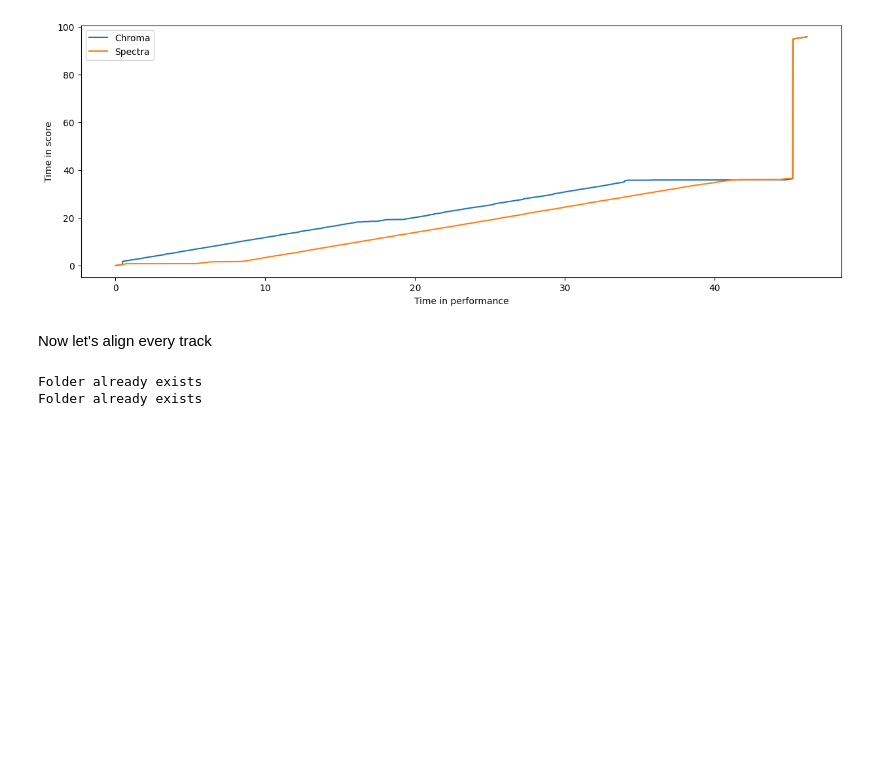
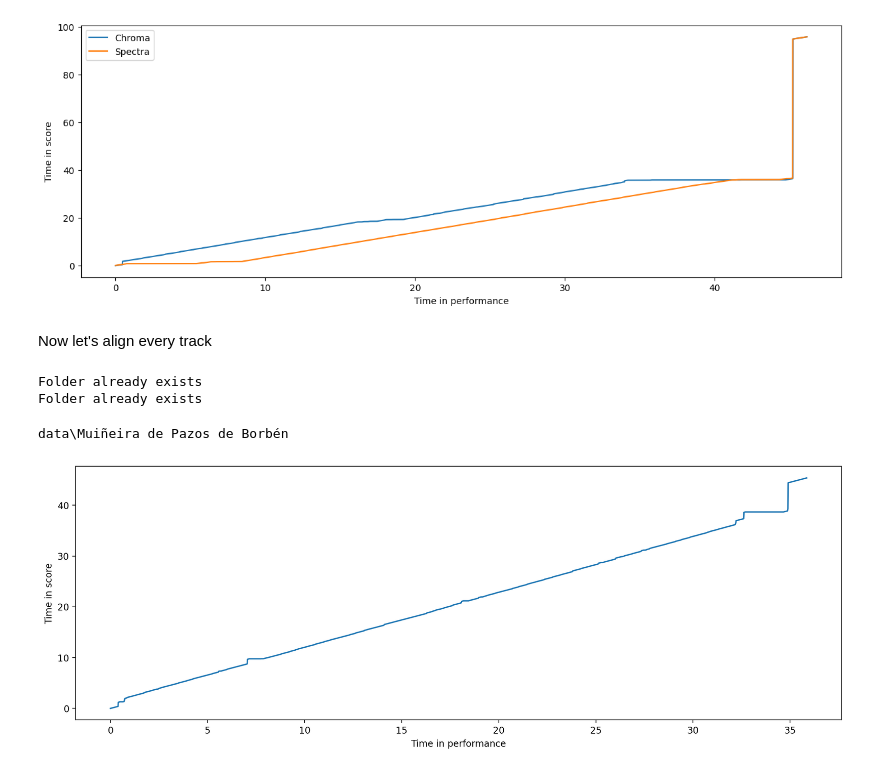
Before and after one commit to iferco/GMD-alignment, a Jupyter notebook: alignment.ipynb, the cells around one changed output. Cells and saved outputs as stored; diff of their text form; code cells hidden in the pictures; blank space fills up the shorter version.

Commit message:
New evaluation of alignment from groundtruth

```diff
--- a/alignment.ipynb
+++ b/alignment.ipynb
@@ -190,3 +187,15 @@ for muiñeira in list_muiñeiras:
 # %% [output]
 Folder already exists
 Folder already exists
+# %%
+muiñeira_index=[i for i, s in enumerate(list_muiñeiras) if 'Muiñeira de Pazos' in s][0]
+print(list_muiñeiras[muiñeira_index])
+
+#get alignment results
+align_chroma=read_alignment(list_muiñeiras[muiñeira_index]+'/alignments/align_chroma.txt')
+align_spectra=read_alignment(list_muiñeiras[muiñeira_index]+'/alignments/align_spectra.txt')
+#plot both alignments
+plot_alignment(align_chroma)
+# %% [output]
+data\Muiñeira de Pazos de Borbén
+[figure, added]
```
Also changed, not shown: parts of 10 cells of this notebook, 4 other files.
